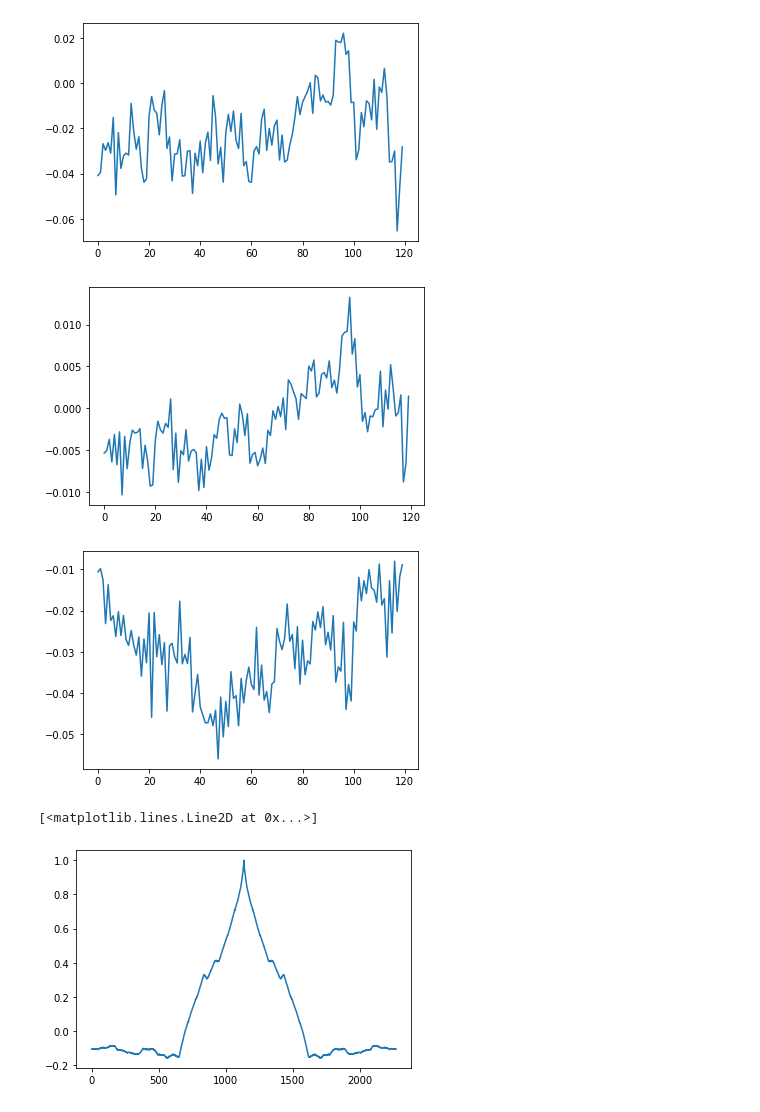
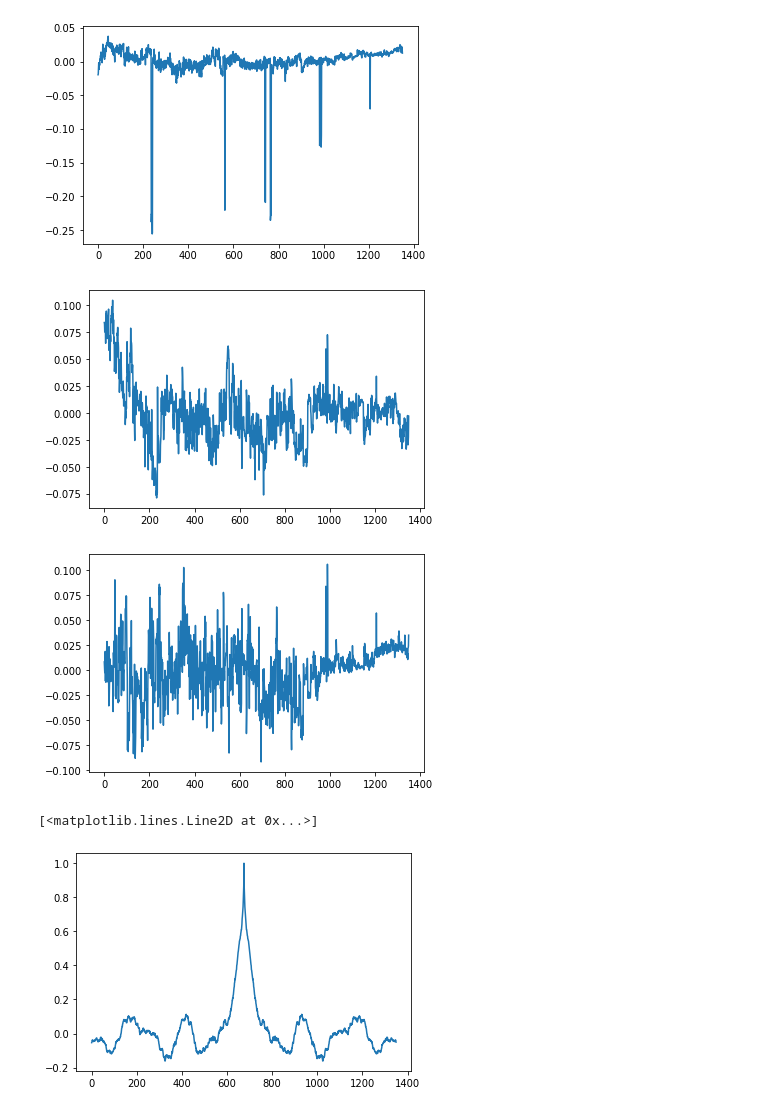
Before and after one commit to NoelleI/Udacity-Deployment, a Jupyter notebook: Heartbeat.ipynb, the cells around one changed output. Drawn from its saved outputs; the diff is of its cells as text; code cells hidden in the pictures.

```diff
--- a/Heartbeat.ipynb
+++ b/Heartbeat.ipynb
@@ -131,7 +131,7 @@ for i in range(n_frames):
 
 	# show the skin in the image along with the mask
 
-        cv2_imshow(np.vstack([frame, skin]))
+        #cv2_imshow(np.vstack([frame, skin]))
 # cleanup the camera and close any open windows
 camera.release()
 cv2.destroyAllWindows()
@@ -207,5 +225,5 @@ plt.plot(ban)
 # %%
-X = np.array(list(zip(ra,ga,ba)))
+X = np.array(list(zip(ran,gan,ban)))
 # %%
 from sklearn.decomposition import FastICA
 transformer = FastICA(n_components=3)
@@ -214,16 +232,16 @@ X_transformed = transformer.fit_transform(X)
 # %%
 X_indep = X_transformed.transpose()
 # %%
-plt.plot(X_indep[0][:120])
+plt.plot(X_indep[0])
 plt.show()
-plt.plot(X_indep[1][:120])
+plt.plot(X_indep[1])
 plt.show()
-plt.plot(X_indep[2][:120])
+plt.plot(X_indep[2])
 plt.show()
 # %% [output]
-[figure, old version]
+[figure, new version]
-[figure, old version]
+[figure, new version]
-[figure, old version]
+[figure, new version]
 # %%
 from scipy import signal
 x1 = X_indep[1] - X_indep[1].mean()
@@ -233,6 +251,6 @@ x1_corr = signal.correlate(x1, x1, mode='same')
 plt.plot(x1_corr)
 # %% [output]
 [<matplotlib.lines.Line2D at 0x...>]
-[figure, old version]
+[figure, new version]
 # %%
 ff = np.fft.hfft(x1_corr[:int(len(x1_corr)/2)])
```
Also changed, not shown: parts of 22 cells of this notebook.
